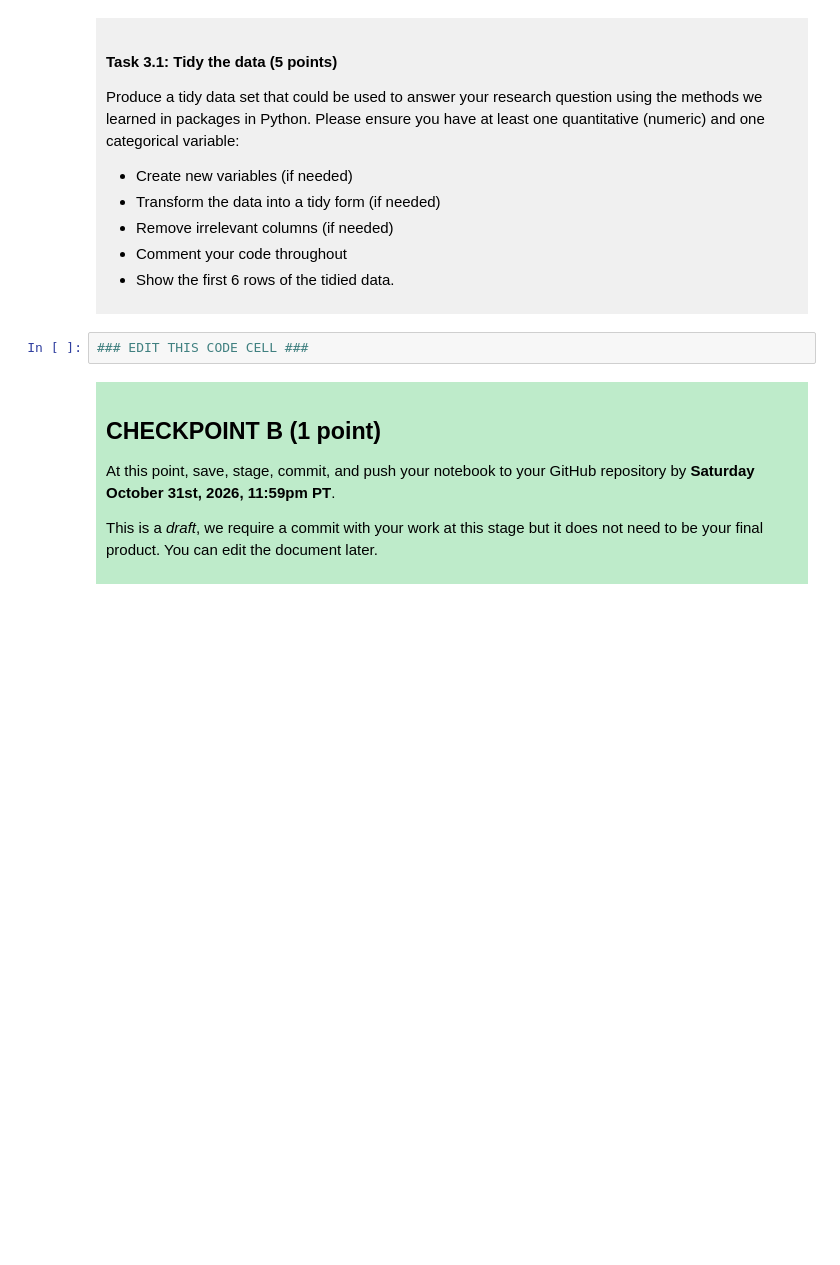
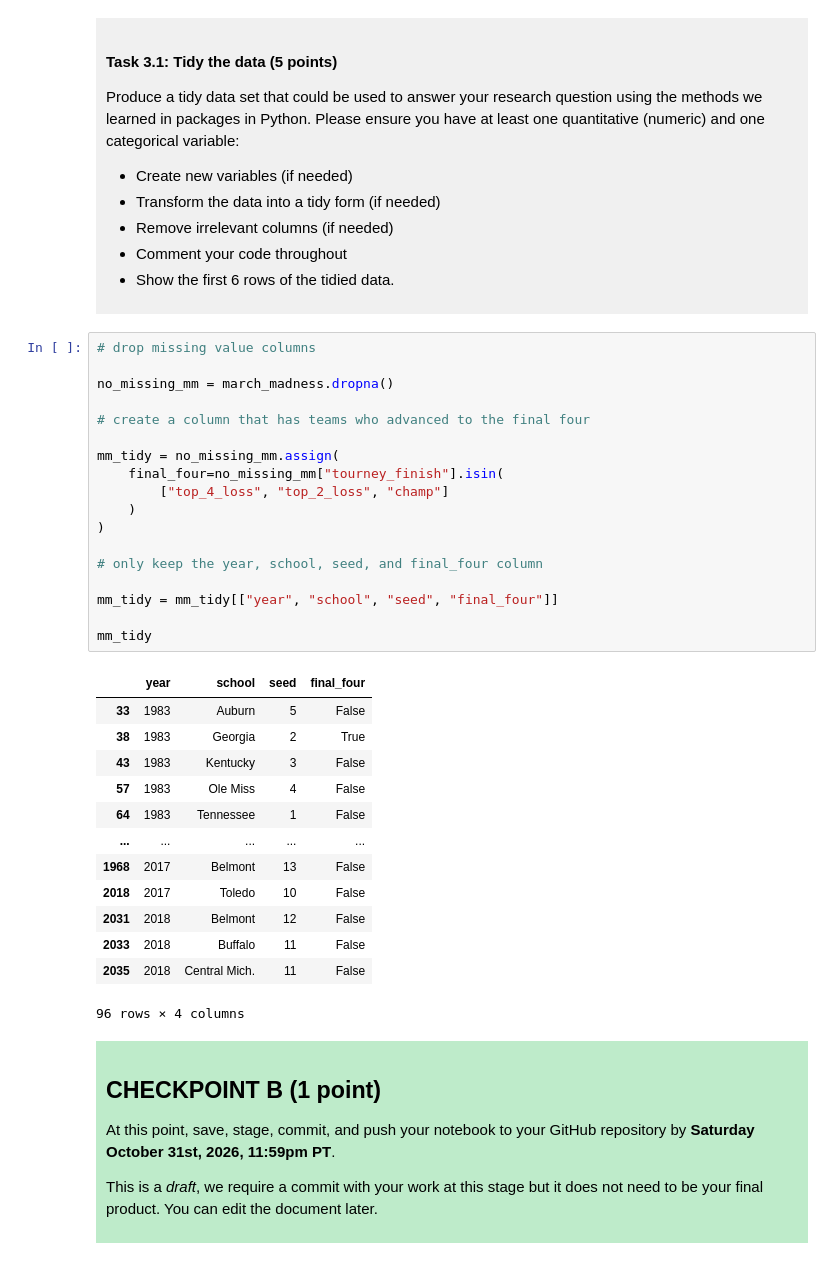
Before and after one commit to gulshaalk/dsci-100-project-gulshaal, a Jupyter notebook: dsci-100-project-notebook.ipynb, the cells around one changed output. Drawn from its saved outputs; the diff is of its cells as text; blank space fills up the shorter version.

```diff
--- a/dsci-100-project-notebook.ipynb
+++ b/dsci-100-project-notebook.ipynb
@@ -187,7 +204,37 @@ Produce a tidy data set that could be used to answer your research question usin
 
 </div>
 # %%
-### EDIT THIS CODE CELL ###
+# drop missing value columns
+
+no_missing_mm = march_madness.dropna()
+
+# create a column that has teams who advanced to the final four
+
+mm_tidy = no_missing_mm.assign(
+    final_four=no_missing_mm["tourney_finish"].isin(
+        ["top_4_loss", "top_2_loss", "champ"]
+    )
+)
+
+# only keep the year, school, seed, and final_four column
+
+mm_tidy = mm_tidy[["year", "school", "seed", "final_four"]]
+
+mm_tidy
+# %% [output]
+|  | year | school | seed | final_four |
+| 33 | 1983 | Auburn | 5 | False |
+| 38 | 1983 | Georgia | 2 | True |
+| 43 | 1983 | Kentucky | 3 | False |
+| 57 | 1983 | Ole Miss | 4 | False |
+| 64 | 1983 | Tennessee | 1 | False |
+| ... | ... | ... | ... | ... |
+| 1968 | 2017 | Belmont | 13 | False |
+| 2018 | 2017 | Toledo | 10 | False |
+| 2031 | 2018 | Belmont | 12 | False |
+| 2033 | 2018 | Buffalo | 11 | False |
+| 2035 | 2018 | Central Mich. | 11 | False |
+96 rows × 4 columns
 # %% [markdown]
 <div style="background-color: #beebca; padding: 10px;">
 
```
Also changed, not shown: parts of 3 cells of this notebook.
